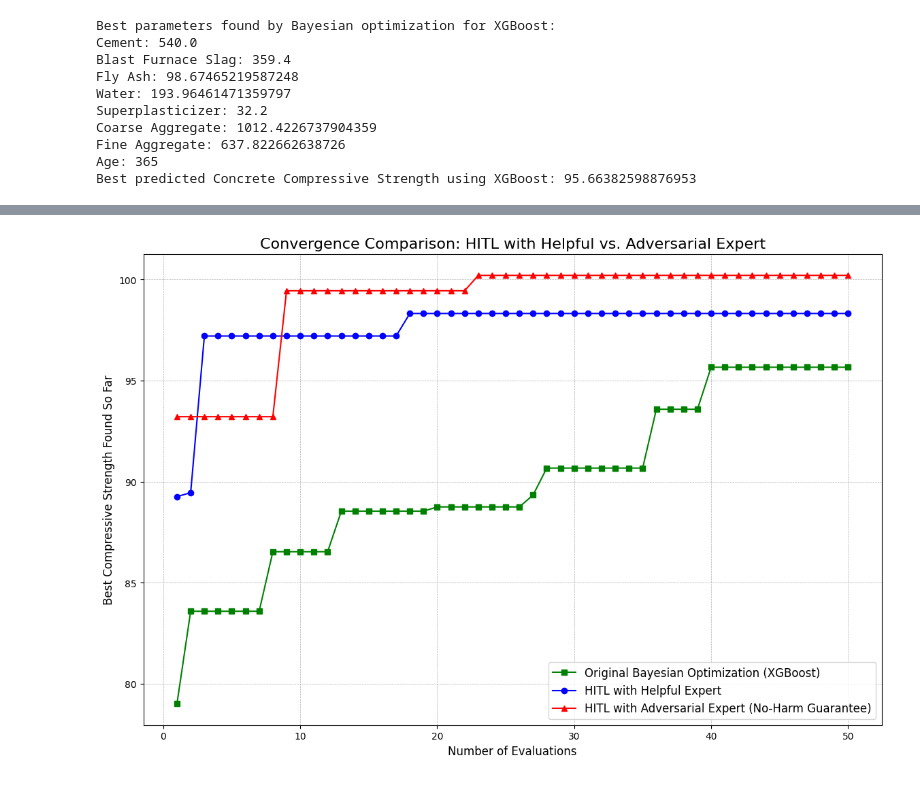
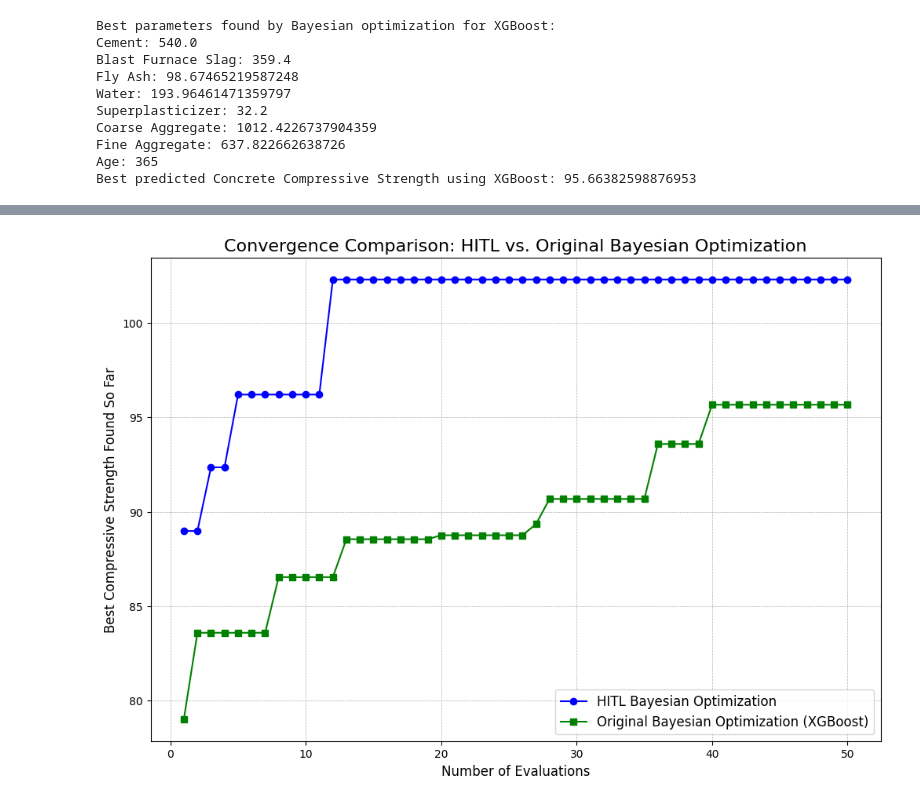
Before and after one commit to agopalareddy/BayesianOptimizationPractice, a Jupyter notebook: concrete_dataset.ipynb, the cells around one changed output, grey strips where cells are left out. Saved outputs shown, nothing was run; the diff lists cells and outputs as text; code cells hidden in the pictures.

Commit message:
Revert "Add adversarial expert simulation and enhance HITL optimization"
This reverts commit eb7b8ea3f7c58c8ca38ca633b6b4fcf162443286.

```diff
--- a/concrete_dataset.ipynb
+++ b/concrete_dataset.ipynb
@@ -274,10 +257,10 @@ opt = BayesSearchCV(
     model,
     search_space,
     n_iter=50,  # Number of iterations for optimization
-    scoring="neg_mean_squared_error",  # Objective function to minimize
+    scoring='neg_mean_squared_error',  # Objective function to minimize
     cv=5,  # Cross-validation splitting strategy
     n_jobs=-1,  # Use all available cores
-    random_state=random_state,
+    random_state=random_state
 )
 # %%
 # Fit the model using Bayesian optimization
@@ -418,14 +380,13 @@ search_space_concrete = [
 ]
 # %%
 from skopt import gp_minimize
-
 # Perform Bayesian optimization to find the optimal concrete mix parameters
 result = gp_minimize(
     objective_function,
     search_space_concrete,
     n_calls=50,  # Number of evaluations
     random_state=random_state,
-    verbose=True,
+    verbose=True
 )
 # %% [output]
 Iteration No: 1 started. Evaluating function at random point.
@@ -500,10 +450,10 @@ xgb_opt = BayesSearchCV(
     xgb_model,
     xgb_search_space,
     n_iter=50,  # Number of iterations for optimization
-    scoring="neg_mean_squared_error",  # Objective function to minimize
+    scoring='neg_mean_squared_error',  # Objective function to minimize
     cv=5,  # Cross-validation splitting strategy
     n_jobs=-1,  # Use all available cores
-    random_state=random_state,
+    random_state=random_state
 )
 # %%
 # Fit the XGBoost model using Bayesian optimization
@@ -650,14 +578,13 @@ search_space_concrete_xgb = [
 ]
 # %%
 from skopt import gp_minimize
-
 # Perform Bayesian optimization to find the optimal concrete mix parameters using XGBoost
 result_xgb = gp_minimize(
     objective_function_xgb,
     search_space_concrete_xgb,
     n_calls=50,  # Number of evaluations
     random_state=random_state,
-    verbose=True,
+    verbose=True
 )
 # %% [output]
 Iteration No: 1 started. Evaluating function at random point.
@@ -953,67 +838,49 @@ HITL optimization finished in 15.75 seconds.
 # %%
 # --- Prepare Data for Comparison ---
 # Get the convergence data from the original gp_minimize result
 convergence_original = np.maximum.accumulate(-np.array(result_xgb.func_vals))
 
-n_iterations = 50
-num_evaluations = n_iterations
+# Ensure both convergence plots are of the same length
+num_evaluations = min(len(convergence_hitl), len(convergence_original))
+convergence_hitl_plot = convergence_hitl[:num_evaluations]
 convergence_original_plot = convergence_original[:num_evaluations]
-convergence_helpful_plot = convergence_helpful[:num_evaluations]
-convergence_adversarial_plot = convergence_adversarial[:num_evaluations]
 
 # --- Plotting the Convergence ---
-plt.figure(figsize=(14, 9))
-plt.plot(
-    range(1, num_evaluations + 1),
-    convergence_original_plot,
-    "s-",
-    label="Original Bayesian Optimization (XGBoost)",
-    color="green",
-)
-plt.plot(
-    range(1, num_evaluations + 1),
-    convergence_helpful_plot,
-    "o-",
-    label="HITL with Helpful Expert",
-    color="blue",
-)
-plt.plot(
-    range(1, num_evaluations + 1),
-    convergence_adversarial_plot,
-    "^-",
-    label="HITL with Adversarial Expert (No-Harm Guarantee)",
-    color="red",
-)
-plt.title(
-    "Convergence Comparison: HITL with Helpful vs. Adversarial Expert", fontsize=16
-)
-plt.xlabel("Number of Evaluations", fontsize=12)
-plt.ylabel("Best Compressive Strength Found So Far", fontsize=12)
+plt.figure(figsize=(12, 8))
+plt.plot(range(1, num_evaluations + 1), convergence_hitl_plot, 'o-', label='HITL Bayesian Optimization', color='blue')
+plt.plot(range(1, num_evaluations + 1), convergence_original_plot, 's-', label='Original Bayesian Optimization (XGBoost)', color='green')
+plt.title('Convergence Comparison: HITL vs. Original Bayesian Optimization', fontsize=16)
+plt.xlabel('Number of Evaluations', fontsize=12)
+plt.ylabel('Best Compressive Strength Found So Far', fontsize=12)
 plt.legend(fontsize=12)
-plt.grid(True, which="both", linestyle="--", linewidth=0.5)
+plt.grid(True, which='both', linestyle='--', linewidth=0.5)
 plt.show()
 
 # --- Comparing the Best Results ---
 print("--- Comparison of Best Results ---")
-print(f"\nOriginal Bayesian Optimization (XGBoost):")
+print("\nOriginal Bayesian Optimization (XGBoost):")
 print(f"  Best Compressive Strength: {best_strength_xgb:.4f}")
+print("  Best Profile:")
+for i, param in enumerate(best_params_xgb):
+    print(f"    {X_train.columns[i]}: {param:.4f}")
 
-print(f"\nHITL with Helpful Expert:")
-print(f"  Best Compressive Strength: {best_strength_helpful:.4f}")
-
-print(f"\nHITL with Adversarial Expert:")
-print(f"  Best Compressive Strength: {best_strength_adversarial:.4f}")
+print("\nHITL Bayesian Optimization:")
+print(f"  Best Compressive Strength: {best_strength_hitl:.4f}")
+print("  Best Profile:")
+for i, param in enumerate(best_params_hitl):
+    print(f"    {X_train.columns[i]}: {param:.4f}")
 
 # --- Analysis ---
-print("\n--- Concluding Summary ---")
-print(
-    "The decaying weight mechanism successfully implements a 'no-harm guarantee.' "
-    "As shown in the convergence plot, the optimization with the adversarial expert initially performs worse due to misleading feedback. "
-    "However, as the expert's influence decays, the algorithm increasingly relies on the objective data, allowing it to recover and converge towards a high-quality solution. "
-    "This demonstrates that the system is robust against incorrect human input, preventing significant performance degradation and ensuring reliability."
-)
+print("\n--- Analysis ---")
+if best_strength_hitl > best_strength_xgb:
+    print("The HITL approach found a concrete mix with a higher predicted compressive strength.")
+    print(f"Strength improvement: {best_strength_hitl - best_strength_xgb:.4f}")
+else:
+    print("The original Bayesian optimization found a concrete mix with a slightly better or equal compressive strength.")
+
+print("\nBy observing the convergence plot, we can analyze which method converged faster to a high-strength solution.")
 # %% [output]
-[figure, old version]
+[figure, new version]
 --- Comparison of Best Results ---
 
 Original Bayesian Optimization (XGBoost):
```
Also changed, not shown: parts of 22 cells of this notebook, 1 other file.
